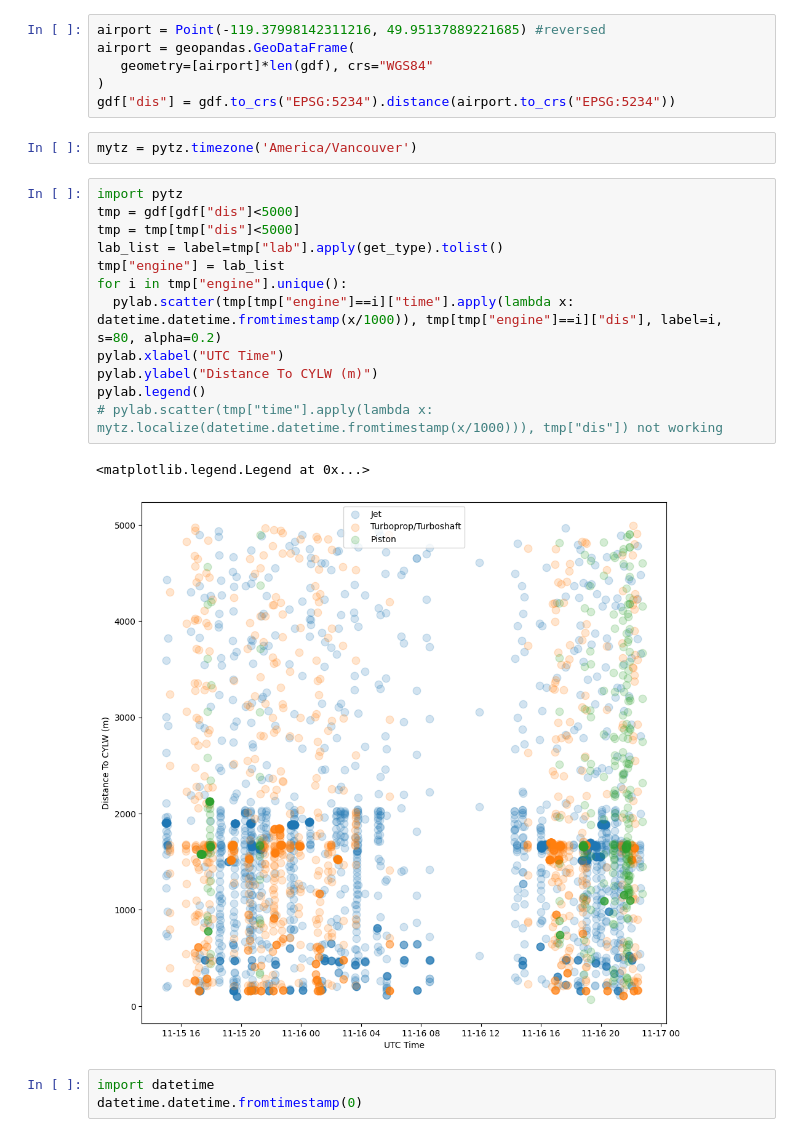
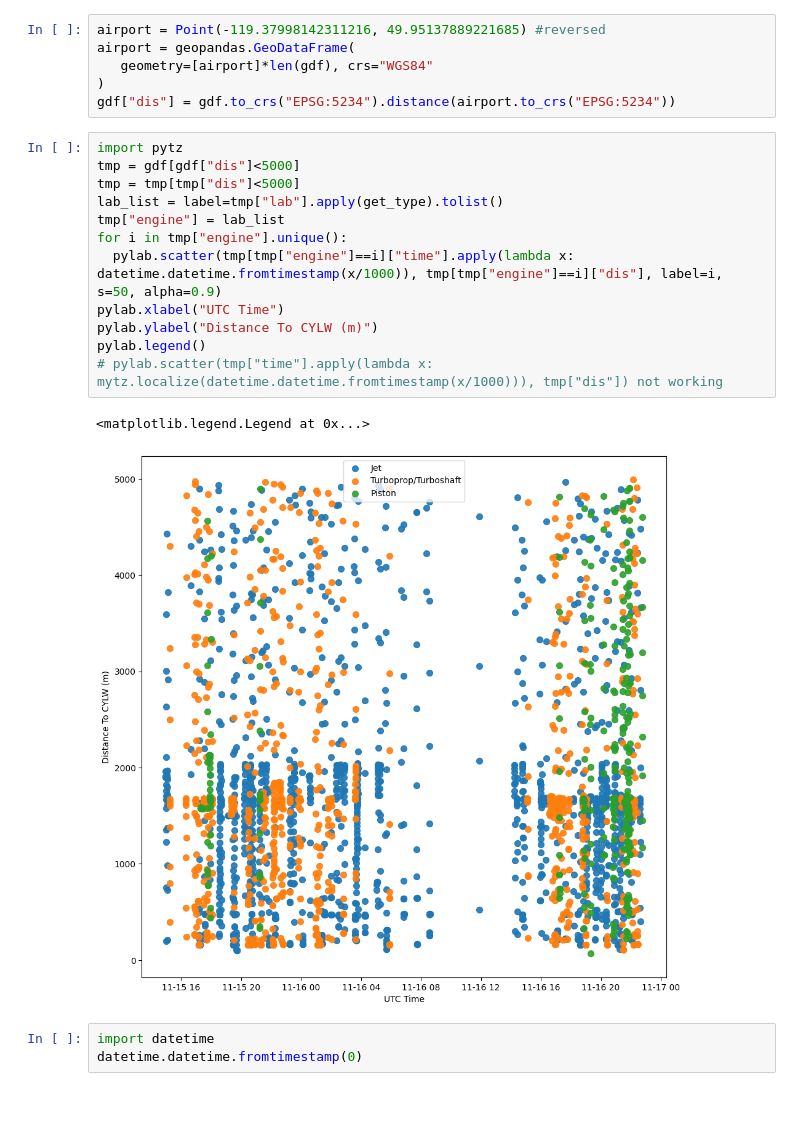
Before and after one commit to weathon/CHEM434, a Jupyter notebook: ADSB.ipynb, the cells around one changed output. Saved outputs shown, nothing was run; the diff lists cells and outputs as text; blank space fills up the shorter version.

```diff
--- a/ADSB.ipynb
+++ b/ADSB.ipynb
@@ -93,23 +93,21 @@ airport = geopandas.GeoDataFrame(
    geometry=[airport]*len(gdf), crs="WGS84"
 )
 gdf["dis"] = gdf.to_crs("EPSG:5234").distance(airport.to_crs("EPSG:5234"))
-# %%
-mytz = pytz.timezone('America/Vancouver')
 # %%
 import pytz
 tmp = gdf[gdf["dis"]<5000]
 tmp = tmp[tmp["dis"]<5000]
 lab_list = label=tmp["lab"].apply(get_type).tolist()
 tmp["engine"] = lab_list
 for i in tmp["engine"].unique():
-  pylab.scatter(tmp[tmp["engine"]==i]["time"].apply(lambda x: datetime.datetime.fromtimestamp(x/1000)), tmp[tmp["engine"]==i]["dis"], label=i, s=80, alpha=0.2)
+  pylab.scatter(tmp[tmp["engine"]==i]["time"].apply(lambda x: datetime.datetime.fromtimestamp(x/1000)), tmp[tmp["engine"]==i]["dis"], label=i, s=50, alpha=0.9)
 pylab.xlabel("UTC Time")
 pylab.ylabel("Distance To CYLW (m)")
 pylab.legend()
 # pylab.scatter(tmp["time"].apply(lambda x: mytz.localize(datetime.datetime.fromtimestamp(x/1000))), tmp["dis"]) not working
 # %% [output]
 <matplotlib.legend.Legend at 0x...>
-[figure, old version]
+[figure, new version]
 # %%
 import datetime
 datetime.datetime.fromtimestamp(0)
```
Also changed, not shown: parts of 1 cell of this notebook.
